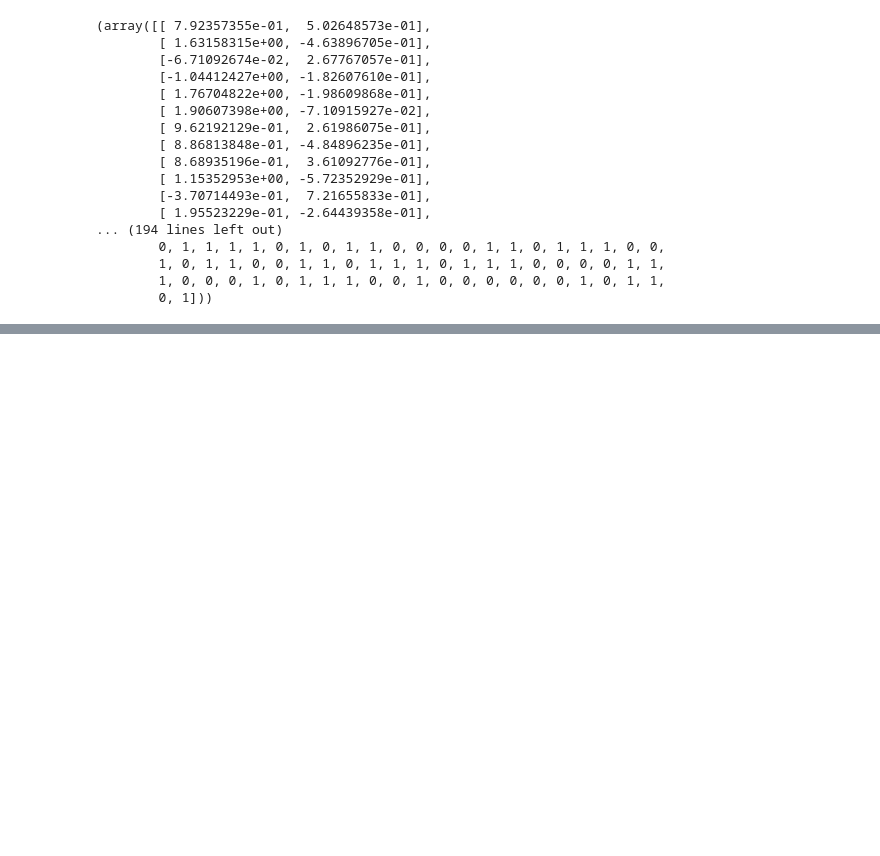
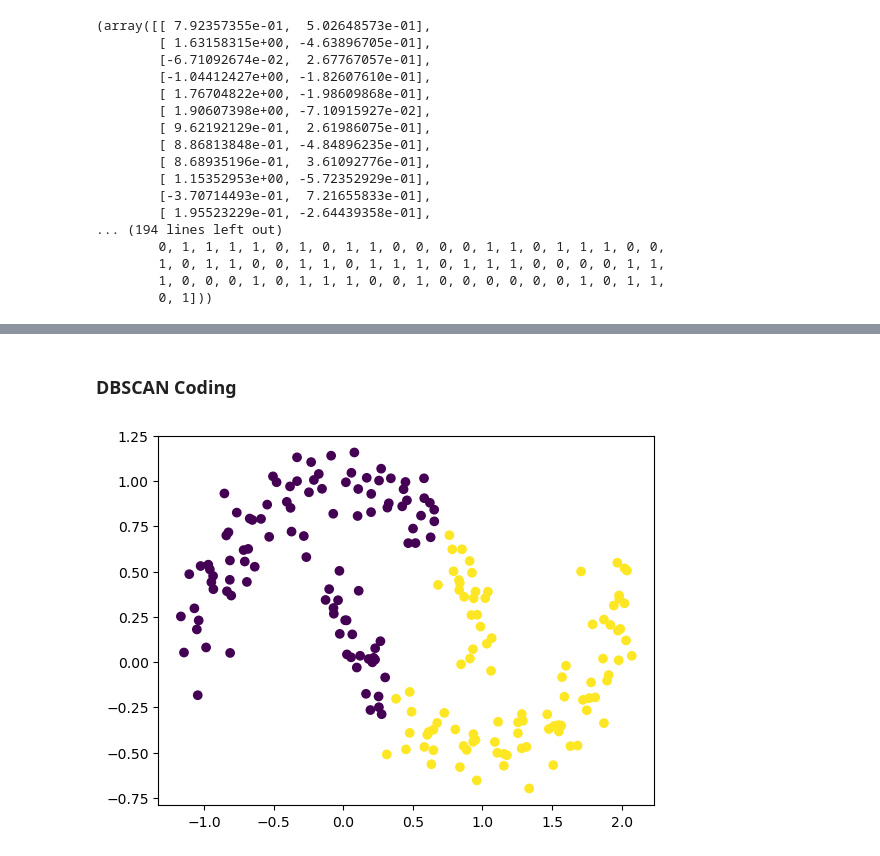
Before and after one commit to beniamine3155/Machine_Learning_AtoZ, a Jupyter notebook: 16_Density_Based_Clustering/density_based.ipynb, the cells around one changed output, grey strips where cells are left out. Cells and saved outputs as stored; diff of their text form; code cells hidden in the pictures; blank space fills up the shorter version.

```diff
--- a/16_Density_Based_Clustering/density_based.ipynb
+++ b/16_Density_Based_Clustering/density_based.ipynb
@@ -33,0 +39,13 @@ X, y
+# %% [markdown]
+### DBSCAN Coding
+# %%
+from sklearn.cluster import KMeans
+kmeans = KMeans(n_clusters=2)
+kmeans.fit(X)
+labels = kmeans.labels_
+
+# scatter plot of the data points and color the points according to the cluster labels
+plt.scatter(X[:, 0], X[:, 1], c=labels) # c=labels; color the points according to the cluster labelsf, cmap
+plt.show()
+# %% [output]
+[figure, added]
```
Also changed, not shown: parts of 2 cells of this notebook.
